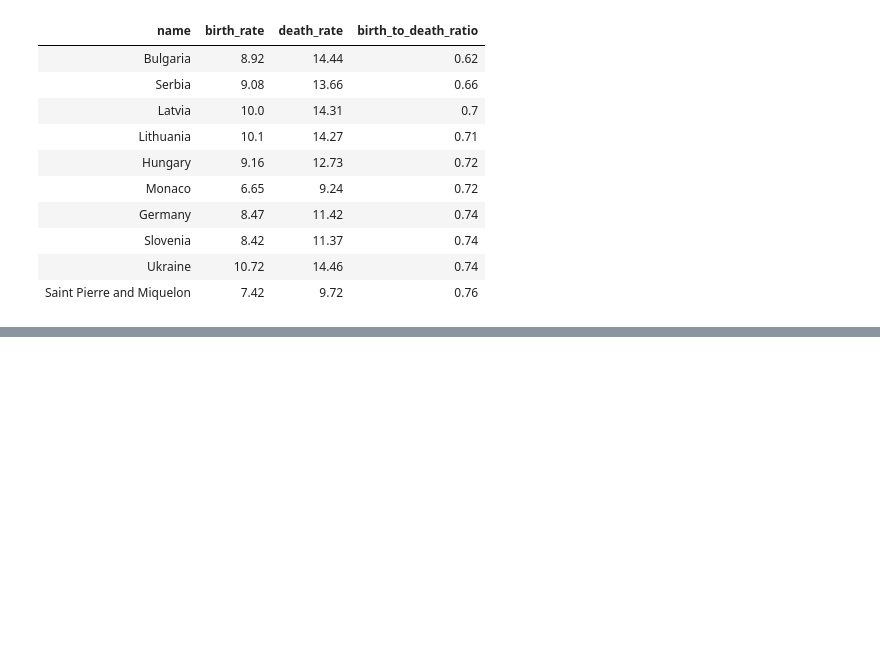
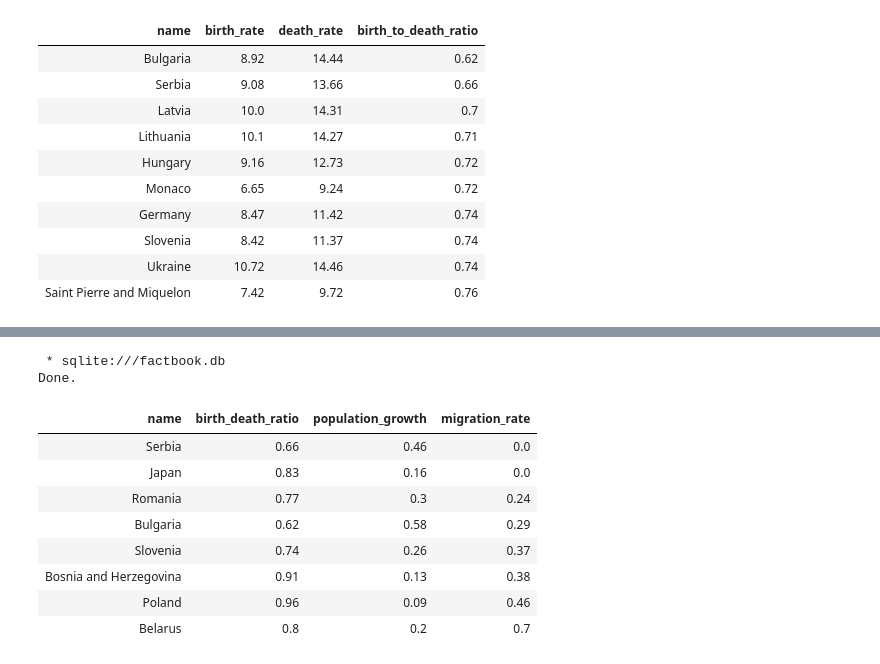
Before and after one commit to Lippins/CIA_factbook_data_analysis, a Jupyter notebook: notebook.ipynb, the cells around one changed output, grey strips where cells are left out. Cells and saved outputs as stored; diff of their text form; code cells hidden in the pictures; blank space fills up the shorter version.

Commit message:
feat: Identify fast declining populations

```diff
--- a/notebook.ipynb
+++ b/notebook.ipynb
@@ -704,0 +713,23 @@ We can tell from the chart above; when compared to other continents, Europe reco
+# %%
+%%sql
+SELECT name,
+       ROUND((birth_rate / death_rate), 2) AS birth_death_ratio,
+       population_growth,
+       migration_rate
+  FROM facts
+ WHERE birth_death_ratio < 1
+     AND population_growth < 1
+     AND migration_rate < 1
+ ORDER BY 4, 2, 3;
+# %% [output]
+ * sqlite:///factbook.db
+Done.
+| name | birth_death_ratio | population_growth | migration_rate |
+| Serbia | 0.66 | 0.46 | 0.0 |
+| Japan | 0.83 | 0.16 | 0.0 |
+| Romania | 0.77 | 0.3 | 0.24 |
+| Bulgaria | 0.62 | 0.58 | 0.29 |
+| Slovenia | 0.74 | 0.26 | 0.37 |
+| Bosnia and Herzegovina | 0.91 | 0.13 | 0.38 |
+| Poland | 0.96 | 0.09 | 0.46 |
+| Belarus | 0.8 | 0.2 | 0.7 |
```
Also changed, not shown: parts of 2 cells of this notebook.
